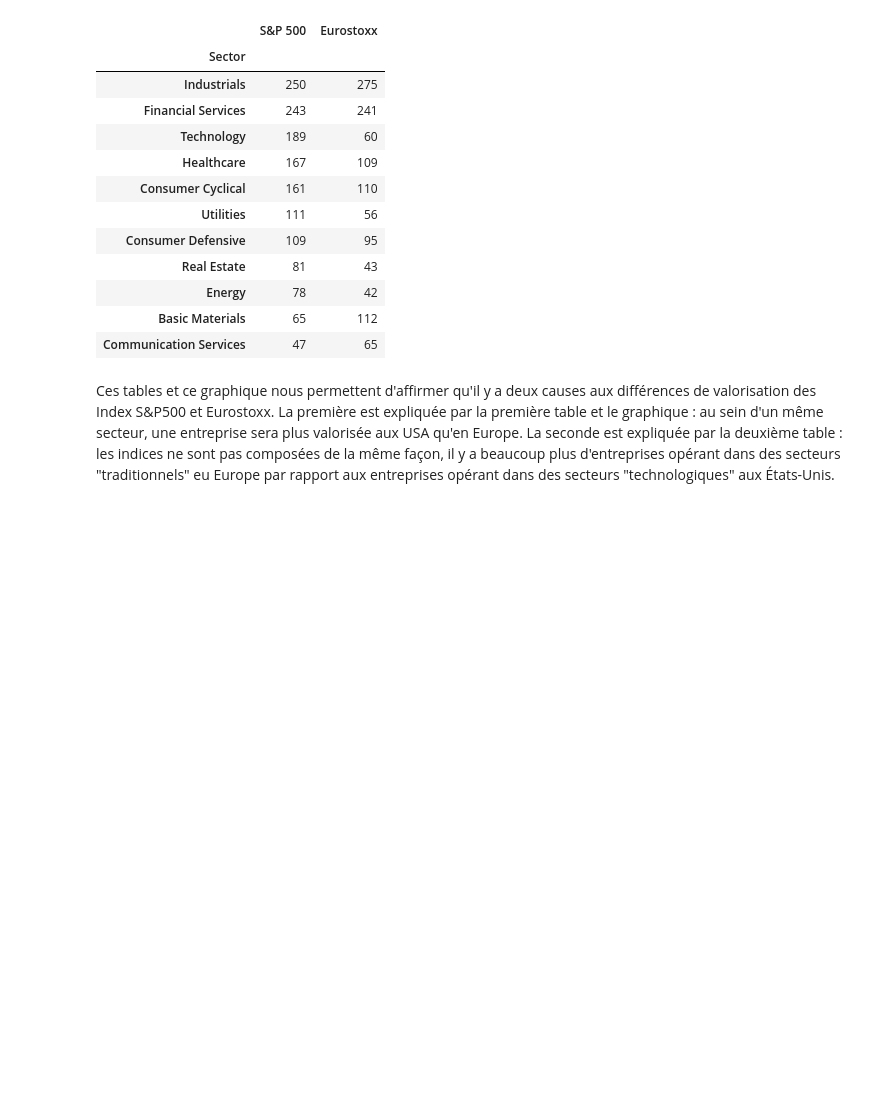
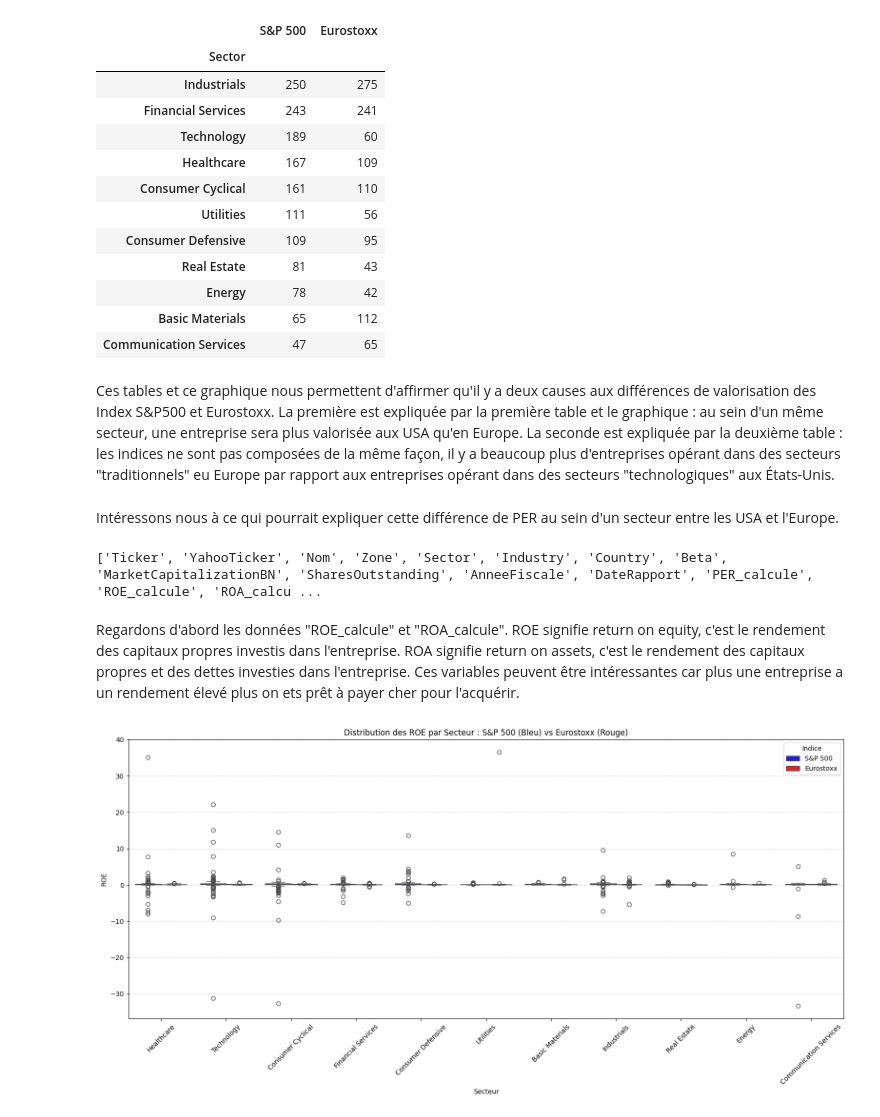
Before and after one commit to tnourlyn/Projet-Python---The-Transatlantic-valuation-guide, a Jupyter notebook: Analyse préliminaire des données/Analyse_preliminaire.ipynb, the cells around one changed output. Drawn from its saved outputs; the diff is of its cells as text; code cells hidden in the pictures; blank space fills up the shorter version.

```diff
--- a/Analyse préliminaire des données/Analyse_preliminaire.ipynb
+++ b/Analyse préliminaire des données/Analyse_preliminaire.ipynb
@@ -285,3 +254,37 @@ display(repartition_comparee)
 Ces tables et ce graphique nous permettent d'affirmer qu'il y a deux causes aux différences de valorisation des Index S&P500 et Eurostoxx.
 La première est expliquée par la première table et le graphique : au sein d'un même secteur, une entreprise sera plus valorisée aux USA qu'en Europe.
 La seconde est expliquée par la deuxième table : les indices ne sont pas composées de la même façon, il y a beaucoup plus d'entreprises opérant dans des secteurs "traditionnels" eu Europe par rapport aux entreprises opérant dans des secteurs "technologiques" aux États-Unis.
+# %% [markdown]
+Intéressons nous à ce qui pourrait expliquer cette différence de PER au sein d'un secteur entre les USA et l'Europe.
+# %%
+# Souvenons nous des variables dont nous disposons. Elles sont les même dans les deux df.
+liste_colonnes = df_SP500.columns.tolist()
+print(liste_colonnes)
+# %% [output]
+['Ticker', 'YahooTicker', 'Nom', 'Zone', 'Sector', 'Industry', 'Country', 'Beta', 'MarketCapitalizationBN', 'SharesOutstanding', 'AnneeFiscale', 'DateRapport', 'PER_calcule', 'ROE_calcule', 'ROA_calcu ...
+# %% [markdown]
+Regardons d'abord les données "ROE_calcule" et "ROA_calcule". ROE signifie return on equity, c'est le rendement des capitaux propres investis dans l'entreprise. ROA signifie return on assets, c'est le rendement des capitaux propres et des dettes investies dans l'entreprise. Ces variables peuvent être intéressantes car plus une entreprise a un rendement élevé plus on ets prêt à payer cher pour l'acquérir.
+# %%
+# regardons sur un graphique le ROE moyen par secteur
+plt.figure(figsize=(16, 8))
+
+# Utilisation d'un boxplot pour comparer les distributions
+sns.boxplot(
+    data=df_combined,
+    x='Sector',
+    y='ROE_calcule',
+    hue='Indice',  # Groupe par indice (S&P vs Eurostoxx)
+    palette={'S&P 500': 'blue', 'Eurostoxx': 'red'}
+)
+
+plt.title('Distribution des ROE par Secteur : S&P 500 (Bleu) vs Eurostoxx (Rouge)')
+plt.xlabel('Secteur')
+plt.ylabel('ROE')
+plt.xticks(rotation=45)  #Lisibilité
+plt.grid(True, axis='y', linestyle='--', alpha=0.5)
+plt.legend(title='Indice')
+
+plt.tight_layout()
+plt.show()
+# %% [output]
+[figure, added]
```
Also changed, not shown: parts of 5 cells of this notebook, 6 other files.
